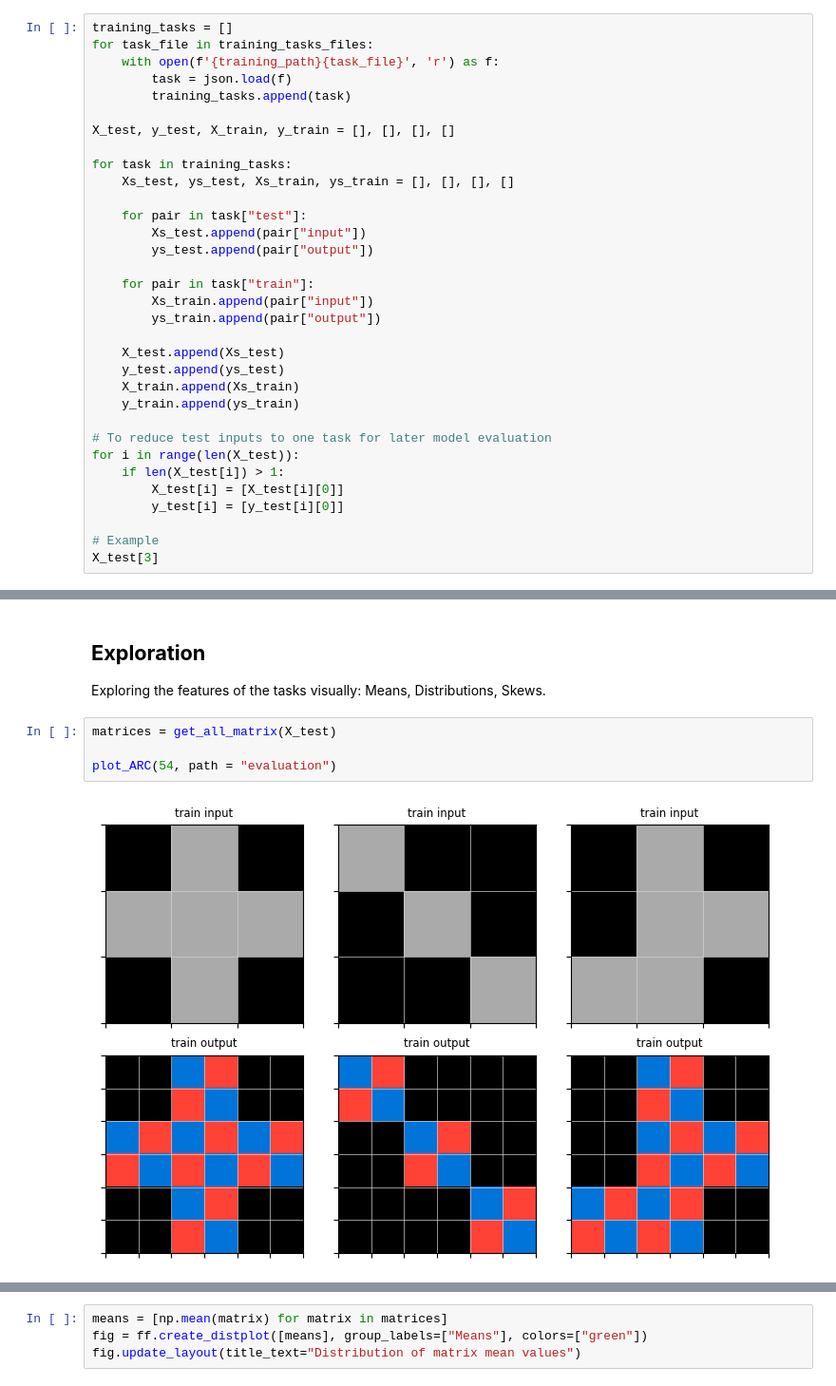
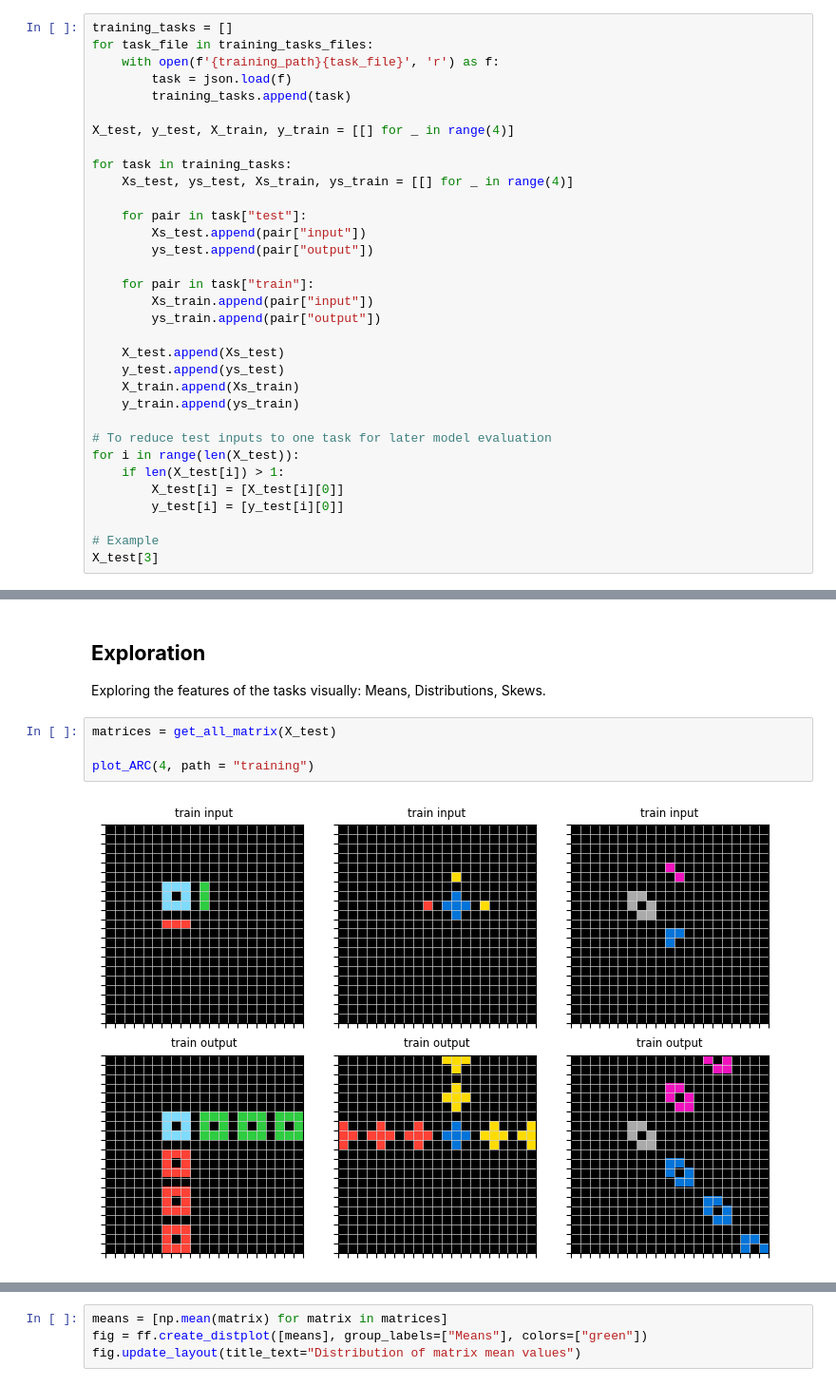
Before and after one commit to foger3/ARC_DeepLearning, a Jupyter notebook: model/ARC_DL.ipynb, the cells around one changed output, grey strips where cells are left out. Shown at 95% size. Saved outputs shown, nothing was run; the diff lists cells and outputs as text.

```diff
--- a/model/ARC_DL.ipynb
+++ b/model/ARC_DL.ipynb
@@ -360,10 +368,10 @@ for task_file in training_tasks_files:
         task = json.load(f)
         training_tasks.append(task)
 
-X_test, y_test, X_train, y_train = [], [], [], []
+X_test, y_test, X_train, y_train = [[] for _ in range(4)]
 
 for task in training_tasks:
-    Xs_test, ys_test, Xs_train, ys_train = [], [], [], []
+    Xs_test, ys_test, Xs_train, ys_train = [[] for _ in range(4)]
 
     for pair in task["test"]:
         Xs_test.append(pair["input"])
@@ -436,6 +444,6 @@ Exploring the features of the tasks visually: Means, Distributions, Skews.
 # %%
 matrices = get_all_matrix(X_test)
 
-plot_ARC(54, path = "evaluation")
+plot_ARC(4, path = "training")
 # %% [output]
-[figure, old version]
+[figure, new version]
```
Also changed, not shown: parts of 28 cells of this notebook.
